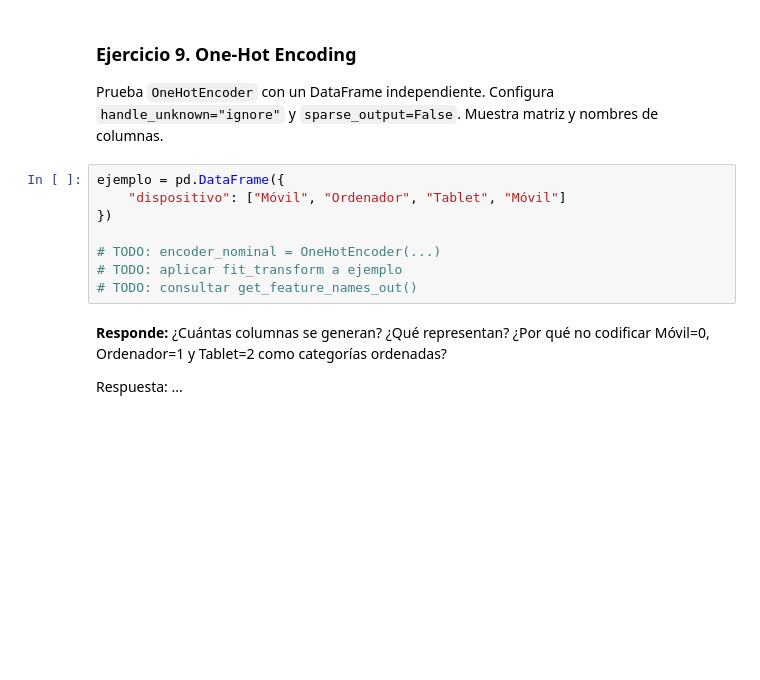
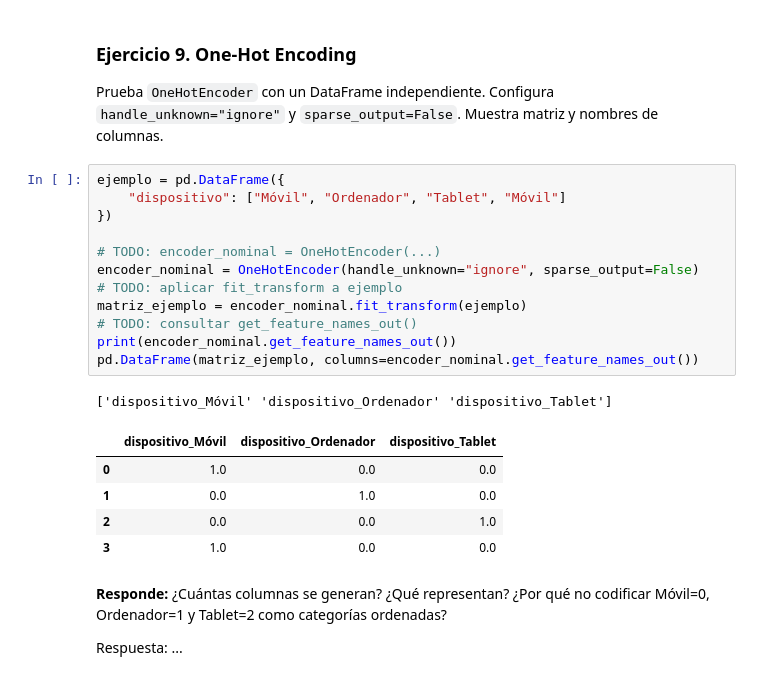
Before and after one commit to mmartinezvaras/s_aprendizaje, a Jupyter notebook: Notebooks S.aprendizaje/UD2/Practica_06.ipynb, the cells around one changed output. Saved outputs shown, nothing was run; the diff lists cells and outputs as text; blank space fills up the shorter version.

```diff
--- a/Notebooks S.aprendizaje/UD2/Practica_06.ipynb
+++ b/Notebooks S.aprendizaje/UD2/Practica_06.ipynb
@@ -201,11 +268,22 @@ Prueba `OneHotEncoder` con un DataFrame independiente. Configura `handle_unknown
 # %%
 ejemplo = pd.DataFrame({
     "dispositivo": ["Móvil", "Ordenador", "Tablet", "Móvil"]
 })
 
 # TODO: encoder_nominal = OneHotEncoder(...)
+encoder_nominal = OneHotEncoder(handle_unknown="ignore", sparse_output=False)
 # TODO: aplicar fit_transform a ejemplo
+matriz_ejemplo = encoder_nominal.fit_transform(ejemplo)
 # TODO: consultar get_feature_names_out()
+print(encoder_nominal.get_feature_names_out())
+pd.DataFrame(matriz_ejemplo, columns=encoder_nominal.get_feature_names_out())
+# %% [output]
+['dispositivo_Móvil' 'dispositivo_Ordenador' 'dispositivo_Tablet']
+|  | dispositivo_Móvil | dispositivo_Ordenador | dispositivo_Tablet |
+| 0 | 1.0 | 0.0 | 0.0 |
+| 1 | 0.0 | 1.0 | 0.0 |
+| 2 | 0.0 | 0.0 | 1.0 |
+| 3 | 1.0 | 0.0 | 0.0 |
 # %% [markdown]
 **Responde:** ¿Cuántas columnas se generan? ¿Qué representan? ¿Por qué no codificar Móvil=0, Ordenador=1 y Tablet=2 como categorías ordenadas?
 
```
Also changed, not shown: parts of 18 cells of this notebook, 13 other files.
